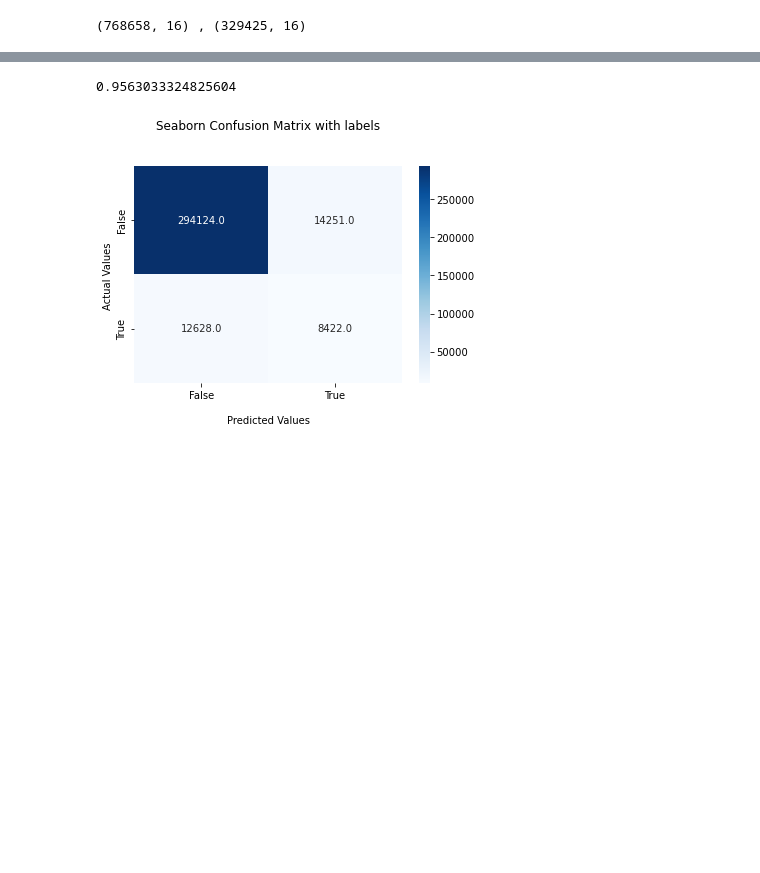
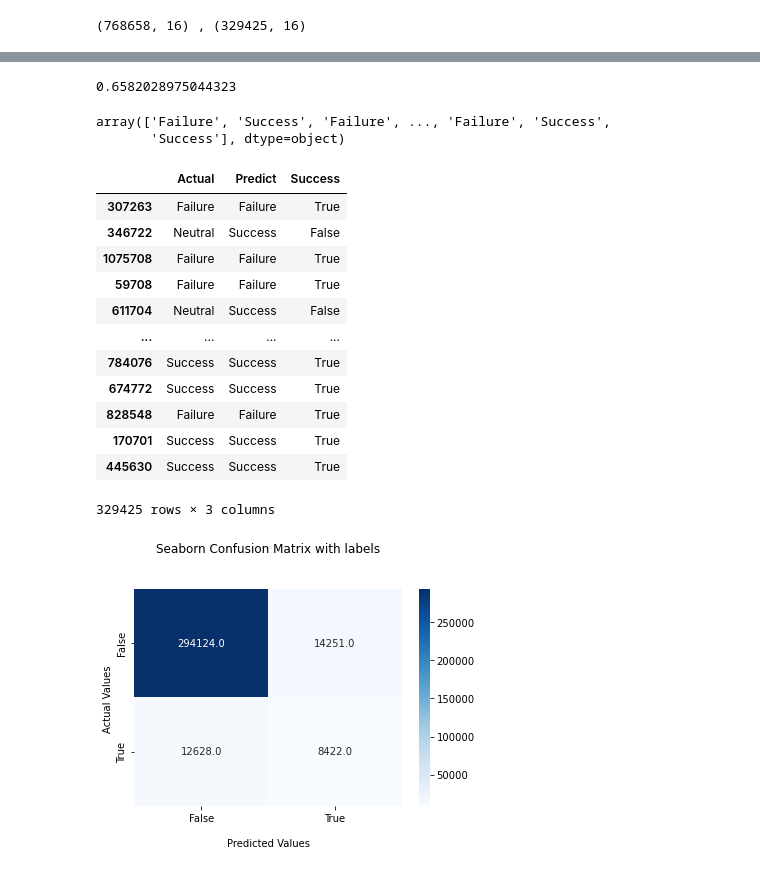
Before and after one commit to gprasad125/soccerDemo, a Jupyter notebook: Notebooks/model_2.ipynb, the cells around one changed output, grey strips where cells are left out. Saved outputs shown, nothing was run; the diff lists cells and outputs as text; code cells hidden in the pictures; blank space fills up the shorter version.

```diff
--- a/Notebooks/model_2.ipynb
+++ b/Notebooks/model_2.ipynb
@@ -35,24 +81,28 @@ for col in df.columns:
     if ("id" not in col) and (col != "idx") and (col != "level_0"):
         non_id.append(col)
 
-failure = ["Miscontrol", "Dispossessed", "Interception", "Error", "Own Goal For", "Bad Behaviour"]
-failure = np.array(failure)
+
+# Duel,
+# failure = ["Miscontrol", "Dispossessed", "Interception", "Error", "Own Goal For", "Bad Behaviour"]
+# failure = np.array(failure)
 
 def convert_to_angle(angle):
 
     factor = 180 / math.pi
     return angle * factor
 
-def isFailure(event):
+def getType(event):
 
-    if event in failure:
-        return False
-
-    return True
+    if (event in failure):
+        return "Failure"
+    elif (event in success):
+        return "Success"
+    else:
+        return "Neutral"
 # %%
 df = df[non_id]
 df["pass_angle"] = df["pass_angle"].apply(convert_to_angle)
-df["type_name_y"] = df["type_name_y"].apply(isFailure)
+df["type_name_y"] = df["type_name_y"].apply(getType)
 df = df.drop(columns = ["pass_recipient_name", "pass_type_name", "pass_body_part_name", "timestamp"])
 
 df.head()
@@ -95,8 +152,13 @@ bool_arr.mean()
 # %%
-f1 = f1_score(y_test, preds)
+f1 = f1_score(y_test, preds, average = 'macro')
 f1
 # %% [output]
-0.9563033324825604
+0.6582028975044323
+# %%
+preds
+# %% [output]
+array(['Failure', 'Success', 'Failure', ..., 'Failure', 'Success',
+       'Success'], dtype=object)
 # %%
 from sklearn.calibration import calibration_curve, CalibrationDisplay
 from sklearn.metrics import det_curve, DetCurveDisplay
@@ -131,6 +193,22 @@ fn = compare.loc[(compare["Actual"] == True) & (compare["Predict"] == False)].sh
 tn = compare.loc[(compare["Actual"] == False) & (compare["Predict"] == False)].shape[0]
 
 confusion_matrix = np.array([[tp, fn],[fp, tn]])
+# %%
+compare
+# %% [output]
+|  | Actual | Predict | Success |
+| 307263 | Failure | Failure | True |
+| 346722 | Neutral | Success | False |
+| 1075708 | Failure | Failure | True |
+| 59708 | Failure | Failure | True |
+| 611704 | Neutral | Success | False |
+| ... | ... | ... | ... |
+| 784076 | Success | Success | True |
+| 674772 | Success | Success | True |
+| 828548 | Failure | Failure | True |
+| 170701 | Success | Success | True |
+| 445630 | Success | Success | True |
+329425 rows × 3 columns
 # %%
 import seaborn as sns
 
```
Also changed, not shown: parts of 3 cells of this notebook.
